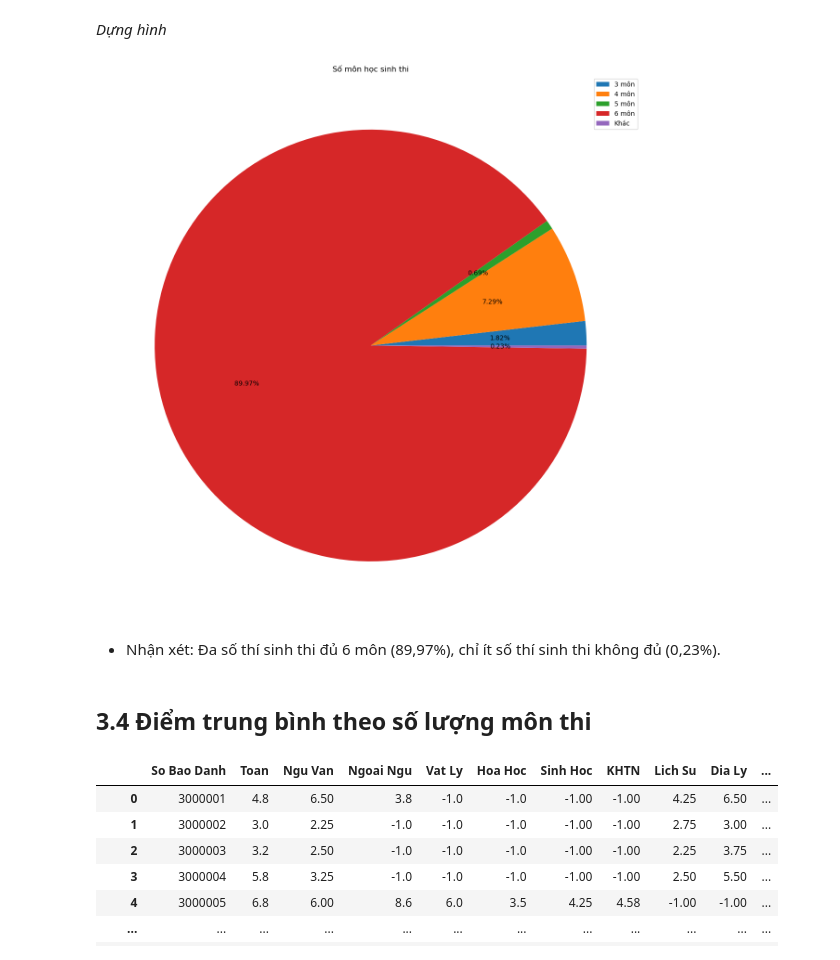
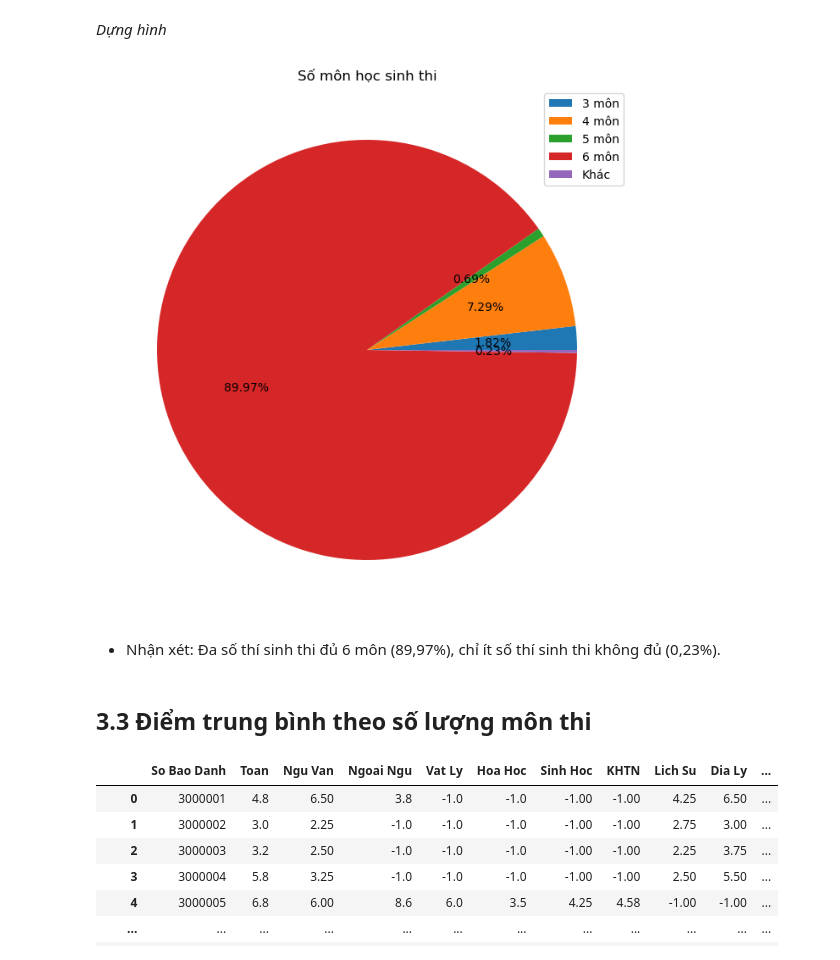
Before and after one commit to KietChauu/THPTQG_source_analysis, a Jupyter notebook: data.ipynb, the cells around one changed output. Drawn from its saved outputs; the diff is of its cells as text; code cells hidden in the pictures.

```diff
--- a/data.ipynb
+++ b/data.ipynb
@@ -279,21 +280,21 @@ thptqg_so_mon
 # %% [markdown]
 *Dựng hình*
 # %%
-fig = plt.figure(figsize=(15, 18))
+fig = plt.figure(figsize=(8, 12))
 ax = fig.add_subplot(111)
 
 ax.pie(thptqg_so_mon['So Thi Sinh'], autopct='%.2f%%')
 
 ax.legend(labels=('3 môn', '4 môn', '5 môn', '6 môn', 'Khác'), loc='upper right')
 plt.title('Số môn học sinh thi')
 
 plt.show()
 # %% [output]
-[figure, old version]
+[figure, new version]
 # %% [markdown]
 - Nhận xét: Đa số thí sinh thi đủ 6 môn (89,97%), chỉ ít số thí sinh thi không đủ (0,23%).
 # %% [markdown]
-## 3.4 Điểm trung bình theo số lượng môn thi
+## 3.3 Điểm trung bình theo số lượng môn thi
 # %%
 # Copy bảng để tránh thao tác trên dữ liệu gốc
 thptqg_avg = df_clean.copy()
```
Also changed, not shown: parts of 20 cells of this notebook.
